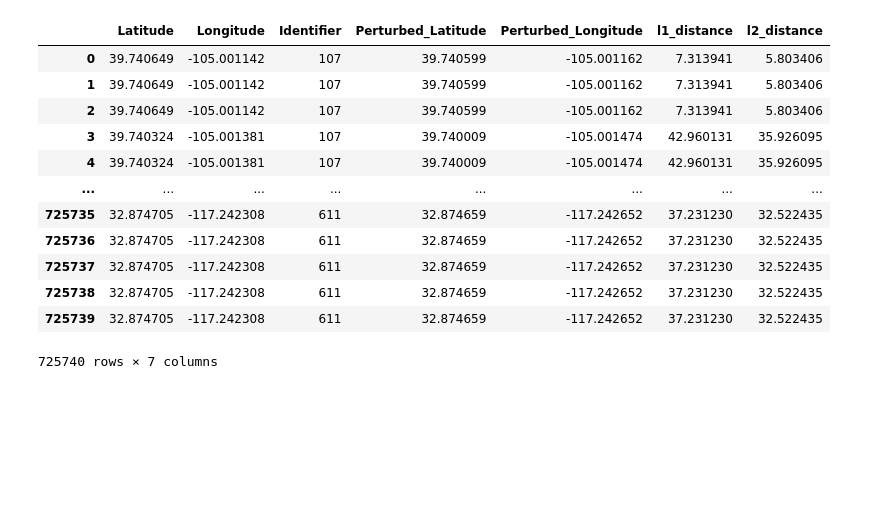
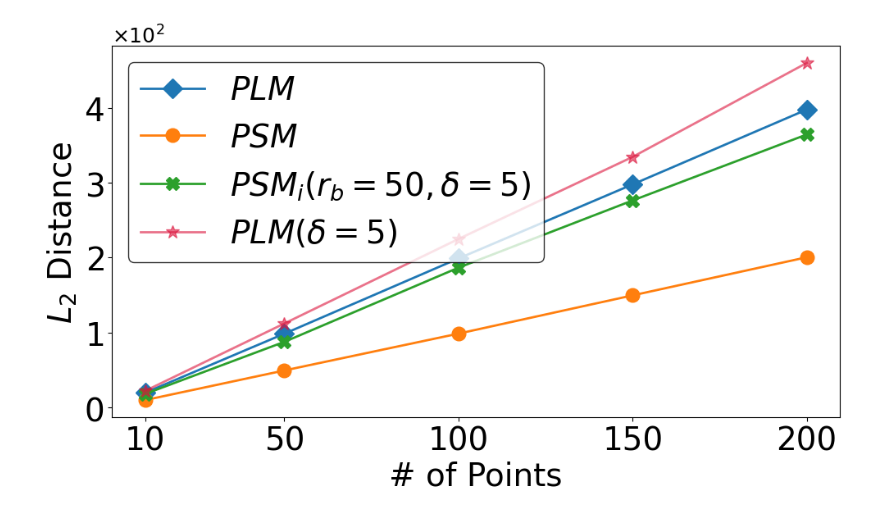
Before and after one commit to shafizurRseeam/location_privacy, a Jupyter notebook: trace_length_l1_l2_figures.ipynb, the cells around one changed output. Drawn from its saved outputs; the diff is of its cells as text; code cells hidden in the pictures; blank space fills up the shorter version.

```diff
--- a/trace_length_l1_l2_figures.ipynb
+++ b/trace_length_l1_l2_figures.ipynb
@@ -135,17 +325,56 @@ print(overall_averages_l1_our_bl_50_delta_5)
-# %%
-df_laplaceDelta5_01= pd.read_csv('/Users/shafizurrahmanseeam/Desktop/ARR/AR_GPS_Sensor_Data/Perturbed_10/LaplaceDelta5/merged_LaplaceDelta5_0.1.csv')
-df_laplaceDelta5_01
-# %% [output]
-|  | Latitude | Longitude | Identifier | Perturbed_Latitude | Perturbed_Longitude | l1_distance | l2_distance |
-| 0 | 39.740649 | -105.001142 | 107 | 39.740599 | -105.001162 | 7.313941 | 5.803406 |
-| 1 | 39.740649 | -105.001142 | 107 | 39.740599 | -105.001162 | 7.313941 | 5.803406 |
-| 2 | 39.740649 | -105.001142 | 107 | 39.740599 | -105.001162 | 7.313941 | 5.803406 |
-| 3 | 39.740324 | -105.001381 | 107 | 39.740009 | -105.001474 | 42.960131 | 35.926095 |
-| 4 | 39.740324 | -105.001381 | 107 | 39.740009 | -105.001474 | 42.960131 | 35.926095 |
-| ... | ... | ... | ... | ... | ... | ... | ... |
-| 725735 | 32.874705 | -117.242308 | 611 | 32.874659 | -117.242652 | 37.231230 | 32.522435 |
-| 725736 | 32.874705 | -117.242308 | 611 | 32.874659 | -117.242652 | 37.231230 | 32.522435 |
-| 725737 | 32.874705 | -117.242308 | 611 | 32.874659 | -117.242652 | 37.231230 | 32.522435 |
-| 725738 | 32.874705 | -117.242308 | 611 | 32.874659 | -117.242652 | 37.231230 | 32.522435 |
-| 725739 | 32.874705 | -117.242308 | 611 | 32.874659 | -117.242652 | 37.231230 | 32.522435 |
-725740 rows × 7 columns
+# %%
+import matplotlib.pyplot as plt
+import numpy as np
+import matplotlib.ticker as mticker
+# Example data (replace with your actual data)
+epsilon_values = subset_sizes  #2CA02C
+
+
+line1 = {'x': epsilon_values, 'y': overall_averages_l2_laplace, 'label': '$PLM$', 'color': '#1F77B4', 'marker': 'D', 'linestyle': 'solid', 'markersize': 12}
+line2 = {'x': epsilon_values, 'y': overall_averages_l2_staircase, 'label': '$PSM$', 'color': '#FF7F0E', 'marker': 'o', 'linestyle': 'solid', 'markersize': 12}
+line3 = {'x': epsilon_values, 'y': overall_averages_l2_our_bl_50_delta_5, 'label': '$PSM_i (r_b=50, \delta=5)$', 'color': '#2CA02C', 'marker': 'X', 'linestyle': 'solid', 'markersize': 12}
+line4 = {'x': epsilon_values, 'y': overall_averages_l2_LaplaceDelta_5_01, 'label': '$PLM ( \delta=5)$', 'color': '#DC143C', 'marker': '*', 'linestyle': 'solid', 'markersize': 12}
+
+#PSMᵢ
+# Increase the figure size for better readability
+plt.figure(figsize=(10, 6))
+# Improved line styles and markers
+plt.plot(line1['x'], line1['y'], label=line1['label'], color=line1['color'], marker=line1['marker'], linestyle=line1['linestyle'], linewidth=2,markersize=line1['markersize'])
+plt.plot(line2['x'], line2['y'], label=line2['label'], color=line2['color'], marker=line2['marker'], linestyle=line2['linestyle'], linewidth=2,markersize=line1['markersize'])
+plt.plot(line3['x'], line3['y'], label=line3['label'], color=line3['color'], marker=line3['marker'], linestyle=line3['linestyle'], linewidth=2,markersize=line1['markersize'])
+plt.plot(line4['x'], line4['y'], label=line4['label'], color=line4['color'], marker=line4['marker'], linestyle=line4['linestyle'], linewidth=2,markersize=line1['markersize'], alpha=0.6)
+
+
+# Log scale for x-axis and setting specific ticks and labels
+plt.xlabel('# of Points', fontsize=28)
+plt.ylabel('$L_2$ Distance', fontsize=28)
+#plt.title('Geolife (Per Point)')
+# Log scale for x-axis and setting specific ticks and labels
+#plt.xscale('log')
+plt.xticks(epsilon_values, labels=[str(val) for val in epsilon_values])
+plt.tick_params(axis='both', which='major', labelsize=28)
+# Adding legend
+legend = plt.legend( fontsize=28, frameon=True)
+#plt.legend(loc = 'upper left', fontsize=26)
+frame = legend.get_frame()
+#frame.set_color('black')  # Set the frame color
+frame.set_edgecolor('black')  # Set the border color
+frame.set_linewidth(1)  # Set the border width
+# Show grid
+#plt.grid(True, which="both", ls="--", color='gray', alpha=0.4)
+plt.gca().yaxis.set_major_formatter(mticker.ScalarFormatter(useMathText=True))
+plt.ticklabel_format(style='sci', axis='y', scilimits=(0,0))
+plt.gca().yaxis.get_offset_text().set_size(18)
+plt.tight_layout()
+
+
+
+pathpng = 'C:\\Users\\ss6365\\Desktop\\location_privacy_final\\uci\\figure\\png\\uci_l2_distance_e=1'
+
+plt.savefig(pathpng, dpi=300, bbox_inches='tight')
+
+
+pathsvg = 'C:\\Users\\ss6365\\Desktop\\location_privacy_final\\uci\\figure\\svg\\uci_l2_distance_e=1'
+plt.savefig(pathsvg, format='svg', bbox_inches='tight')
+# %% [output]
+[figure, added]
```
Also changed, not shown: parts of 27 cells of this notebook, 1 other file.
